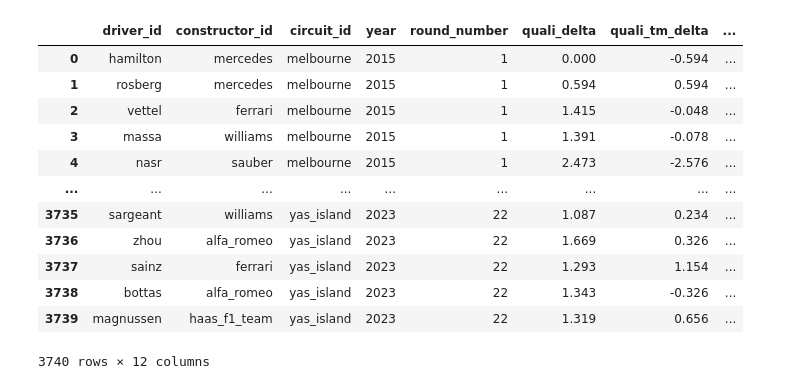
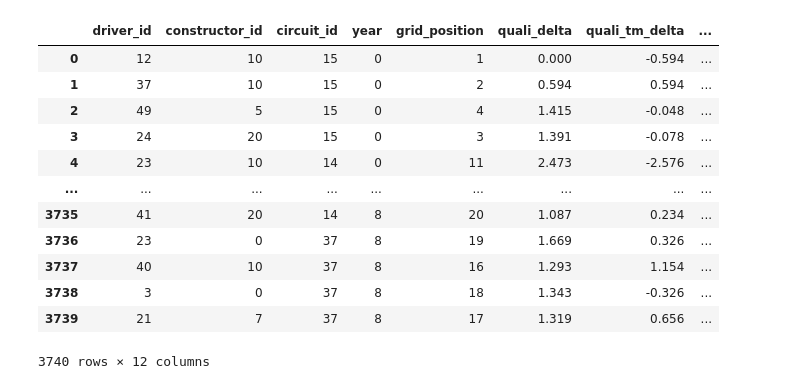
Before and after one commit to mcfiet/dl-project, a Jupyter notebook: scripts/tabpfn.ipynb, the cells around one changed output. Drawn from its saved outputs; the diff is of its cells as text; code cells hidden in the pictures.

Commit message:
feat: add masking driver, constructor and circuit -> new in season

```diff
--- a/scripts/tabpfn.ipynb
+++ b/scripts/tabpfn.ipynb
@@ -21,9 +55,9 @@ CAT_COLS = [
     "constructor_id",
     "circuit_id",
     "year",
-    "round_number",
 ]
 NUM_COLS = [
+    "grid_position",
     "quali_delta",
     "quali_tm_delta",
     "season_pts_driver",
@@ -32,52 +66,52 @@ NUM_COLS = [
     "is_street_circuit",
     "is_wet",
 ]
 
 TARGET = 'points_scored'
 
 # ### RANDOM SPLIT
 # X = df.drop(columns=[TARGET])
 # y = df[TARGET]
 
 # X_train, X_tmp, y_train, y_tmp = train_test_split(X, y, test_size=0.2, random_state=42, stratify=y)
 # X_val, X_test, y_val, y_test = train_test_split(X_tmp, y_tmp, test_size=0.5, random_state=42, stratify=y_tmp)
 
 # mappings = {}
 # for col in CAT_COLS:
 #     cats = X_train[col].astype("category").cat.categories
 #     mapping = {v: i for i, v in enumerate(cats)}
 #     mappings[col] = mapping
 
 #     X_train[col] = X_train[col].map(mapping).astype("int64")
 #     X_val[col] = X_val[col].map(mapping).fillna(-1).astype("int64")
 #     X_test[col] = X_test[col].map(mapping).fillna(-1).astype("int64")
 
-# ### YEAR SPLIT
-# for col in CAT_COLS:
-#     all_vals = pd.concat([train[col], val[col], test[col]], axis=0)
-#     codes = all_vals.astype("category").cat.categories
-#     mapping = {v: i for i, v in enumerate(codes)}
-#     for df in (train, val, test):
-#         df[col] = df[col].map(mapping).astype("int64")
+### YEAR SPLIT
+for col in CAT_COLS:
+    all_vals = pd.concat([train[col], val[col], test[col]], axis=0)
+    codes = all_vals.astype("category").cat.categories
+    mapping = {v: i for i, v in enumerate(codes)}
+    for df in (train, val, test):
+        df[col] = df[col].map(mapping).astype("int64")
 
 X_train, y_train = train[CAT_COLS + NUM_COLS], train[TARGET]
 X_val, y_val = val[CAT_COLS + NUM_COLS], val[TARGET]
 X_test, y_test = test[CAT_COLS + NUM_COLS], test[TARGET]
 
 X_train
 # %% [output]
-|  | driver_id | constructor_id | circuit_id | year | round_number | quali_delta | quali_tm_delta | ... |
-| 0 | hamilton | mercedes | melbourne | 2015 | 1 | 0.000 | -0.594 | ... |
-| 1 | rosberg | mercedes | melbourne | 2015 | 1 | 0.594 | 0.594 | ... |
-| 2 | vettel | ferrari | melbourne | 2015 | 1 | 1.415 | -0.048 | ... |
-| 3 | massa | williams | melbourne | 2015 | 1 | 1.391 | -0.078 | ... |
-| 4 | nasr | sauber | melbourne | 2015 | 1 | 2.473 | -2.576 | ... |
+|  | driver_id | constructor_id | circuit_id | year | grid_position | quali_delta | quali_tm_delta | ... |
+| 0 | 12 | 10 | 15 | 0 | 1 | 0.000 | -0.594 | ... |
+| 1 | 37 | 10 | 15 | 0 | 2 | 0.594 | 0.594 | ... |
+| 2 | 49 | 5 | 15 | 0 | 4 | 1.415 | -0.048 | ... |
+| 3 | 24 | 20 | 15 | 0 | 3 | 1.391 | -0.078 | ... |
+| 4 | 23 | 10 | 14 | 0 | 11 | 2.473 | -2.576 | ... |
 | ... | ... | ... | ... | ... | ... | ... | ... | ... |
-| 3735 | sargeant | williams | yas_island | 2023 | 22 | 1.087 | 0.234 | ... |
-| 3736 | zhou | alfa_romeo | yas_island | 2023 | 22 | 1.669 | 0.326 | ... |
-| 3737 | sainz | ferrari | yas_island | 2023 | 22 | 1.293 | 1.154 | ... |
-| 3738 | bottas | alfa_romeo | yas_island | 2023 | 22 | 1.343 | -0.326 | ... |
-| 3739 | magnussen | haas_f1_team | yas_island | 2023 | 22 | 1.319 | 0.656 | ... |
+| 3735 | 41 | 20 | 14 | 8 | 20 | 1.087 | 0.234 | ... |
+| 3736 | 23 | 0 | 37 | 8 | 19 | 1.669 | 0.326 | ... |
+| 3737 | 40 | 10 | 37 | 8 | 16 | 1.293 | 1.154 | ... |
+| 3738 | 3 | 0 | 37 | 8 | 18 | 1.343 | -0.326 | ... |
+| 3739 | 21 | 7 | 37 | 8 | 17 | 1.319 | 0.656 | ... |
 3740 rows × 12 columns
 # %%
 cat_idx = [X_train.columns.get_loc(c) for c in CAT_COLS]
```
Also changed, not shown: parts of 6 cells of this notebook.
